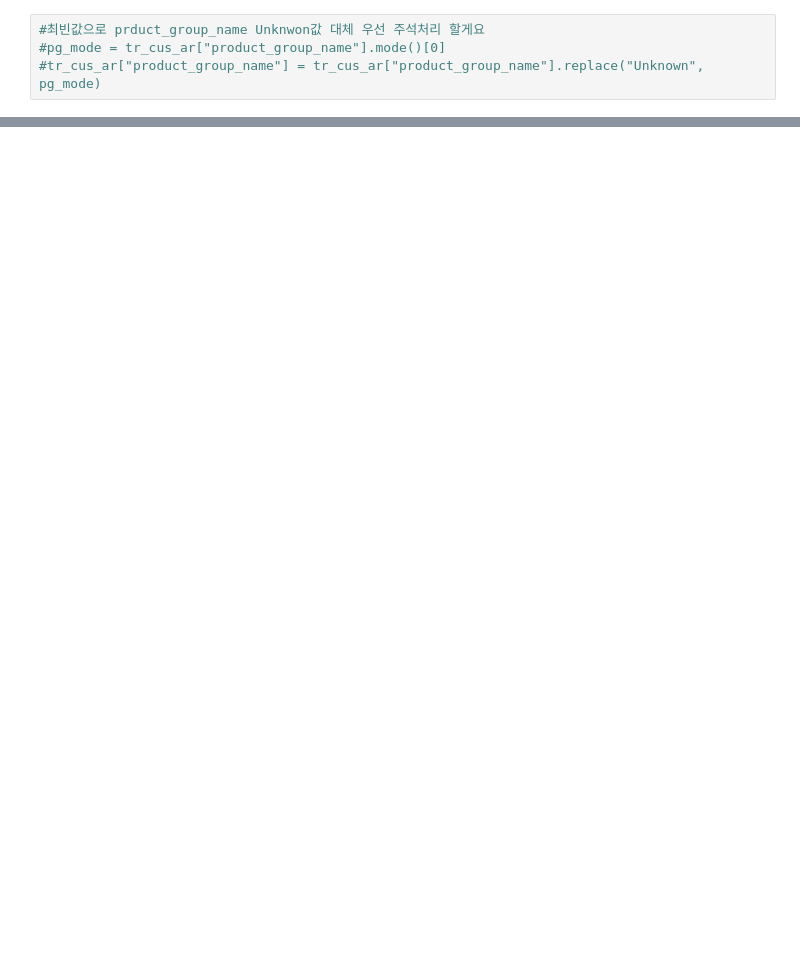
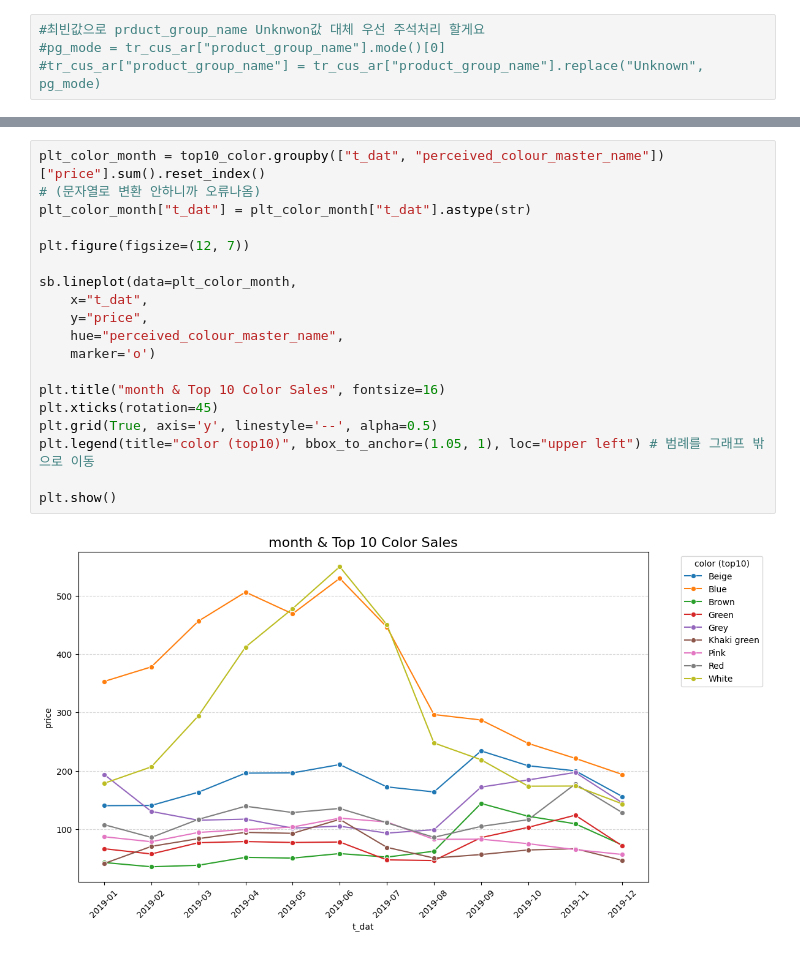
Before and after one commit to KyungminChang/4team-commerce-first-project, a Jupyter notebook: test.ipynb, the cells around one changed output, grey strips where cells are left out. Saved outputs shown, nothing was run; the diff lists cells and outputs as text; blank space fills up the shorter version.

```diff
--- a/test.ipynb
+++ b/test.ipynb
@@ -233,0 +260,21 @@ dtype: int64
+# %%
+plt_color_month = top10_color.groupby(["t_dat", "perceived_colour_master_name"])["price"].sum().reset_index()
+# (문자열로 변환 안하니까 오류나옴)
+plt_color_month["t_dat"] = plt_color_month["t_dat"].astype(str)
+
+plt.figure(figsize=(12, 7))
+
+sb.lineplot(data=plt_color_month,
+    x="t_dat",
+    y="price",
+    hue="perceived_colour_master_name",
+    marker='o')
+
+plt.title("month & Top 10 Color Sales", fontsize=16)
+plt.xticks(rotation=45)
+plt.grid(True, axis='y', linestyle='--', alpha=0.5)
+plt.legend(title="color (top10)", bbox_to_anchor=(1.05, 1), loc="upper left") # 범례를 그래프 밖으로 이동
+
+plt.show()
+# %% [output]
+[figure, added]
```
Also changed, not shown: parts of 9 cells of this notebook.
